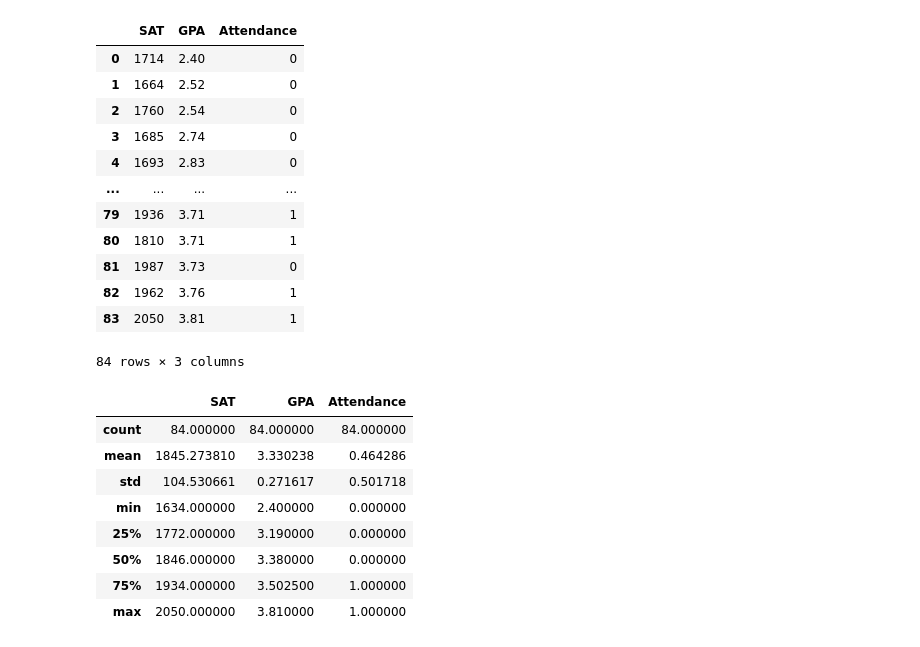
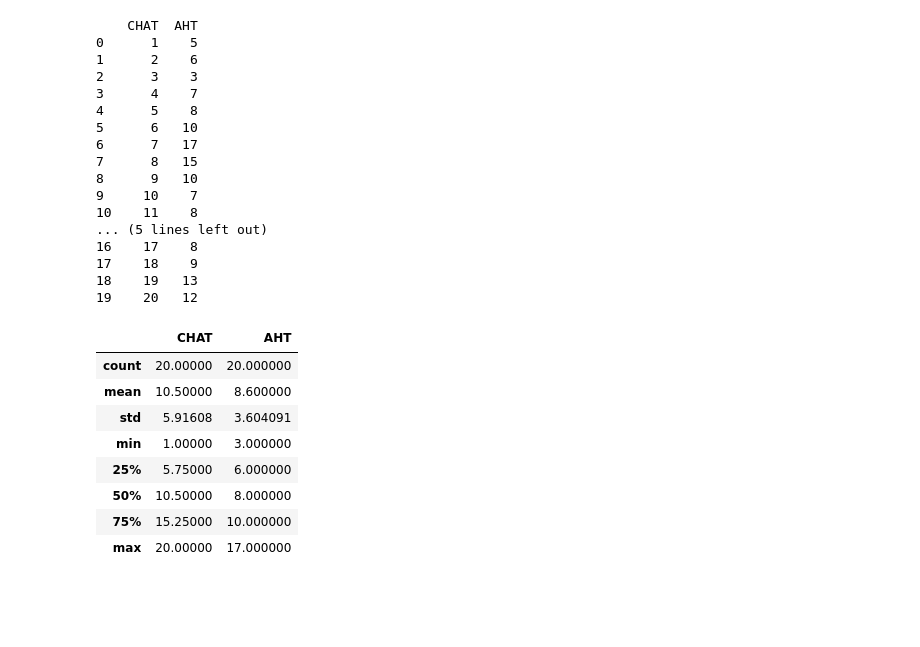
Before and after one commit to Pavancode-py/My-work-of-practice, a Jupyter notebook: Welcome_To_Colab.ipynb, the cells around one changed output. Saved outputs shown, nothing was run; the diff lists cells and outputs as text; code cells hidden in the pictures; blank space fills up the shorter version.

```diff
--- a/Welcome_To_Colab.ipynb
+++ b/Welcome_To_Colab.ipynb
@@ -28,30 +9,0 @@ raw_data
-# %%
-data=raw_data.copy()
-data["Attendance"]=data["Attendance"].map({"Yes":1,"No":0})
-data
-# %% [output]
-|  | SAT | GPA | Attendance |
-| 0 | 1714 | 2.40 | 0 |
-| 1 | 1664 | 2.52 | 0 |
-| 2 | 1760 | 2.54 | 0 |
-| 3 | 1685 | 2.74 | 0 |
-| 4 | 1693 | 2.83 | 0 |
-| ... | ... | ... | ... |
-| 79 | 1936 | 3.71 | 1 |
-| 80 | 1810 | 3.71 | 1 |
-| 81 | 1987 | 3.73 | 0 |
-| 82 | 1962 | 3.76 | 1 |
-| 83 | 2050 | 3.81 | 1 |
-84 rows × 3 columns
-# %%
-data.describe()
-# %% [output]
-|  | SAT | GPA | Attendance |
-| count | 84.000000 | 84.000000 | 84.000000 |
-| mean | 1845.273810 | 3.330238 | 0.464286 |
-| std | 104.530661 | 0.271617 | 0.501718 |
-| min | 1634.000000 | 2.400000 | 0.000000 |
-| 25% | 1772.000000 | 3.190000 | 0.000000 |
-| 50% | 1846.000000 | 3.380000 | 0.000000 |
-| 75% | 1934.000000 | 3.502500 | 1.000000 |
-| max | 2050.000000 | 3.810000 | 1.000000 |
@@ -60,0 +10,31 @@ x1=data[["SAT","Attendance"]]
+# %%
+data=pd.read_csv("/content/Last quater FCR. Sample.csv")
+print(data)
+data.describe()
+# %% [output]
+    CHAT  AHT
+0      1    5
+1      2    6
+2      3    3
+3      4    7
+4      5    8
+5      6   10
+6      7   17
+7      8   15
+8      9   10
+9     10    7
+10    11    8
+... (5 lines left out)
+16    17    8
+17    18    9
+18    19   13
+19    20   12
+|  | CHAT | AHT |
+| count | 20.00000 | 20.000000 |
+| mean | 10.50000 | 8.600000 |
+| std | 5.91608 | 3.604091 |
+| min | 1.00000 | 3.000000 |
+| 25% | 5.75000 | 6.000000 |
+| 50% | 10.50000 | 8.000000 |
+| 75% | 15.25000 | 10.000000 |
+| max | 20.00000 | 17.000000 |
```
Also changed, not shown: parts of 8 cells of this notebook.
